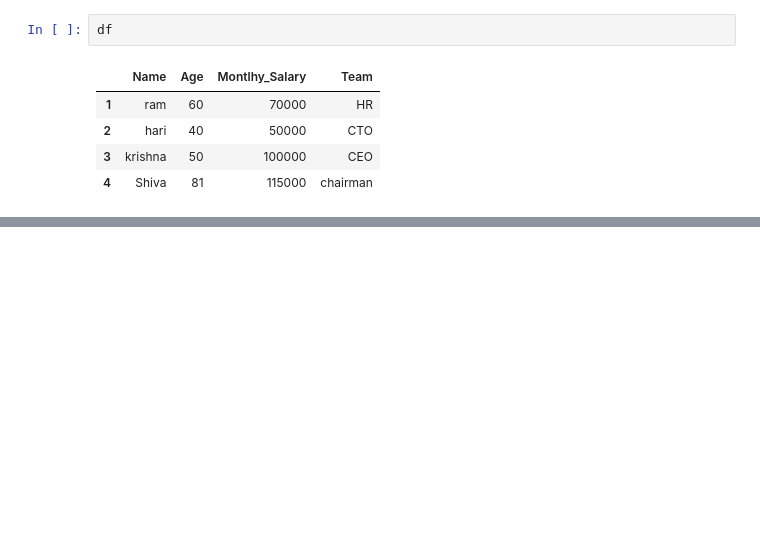
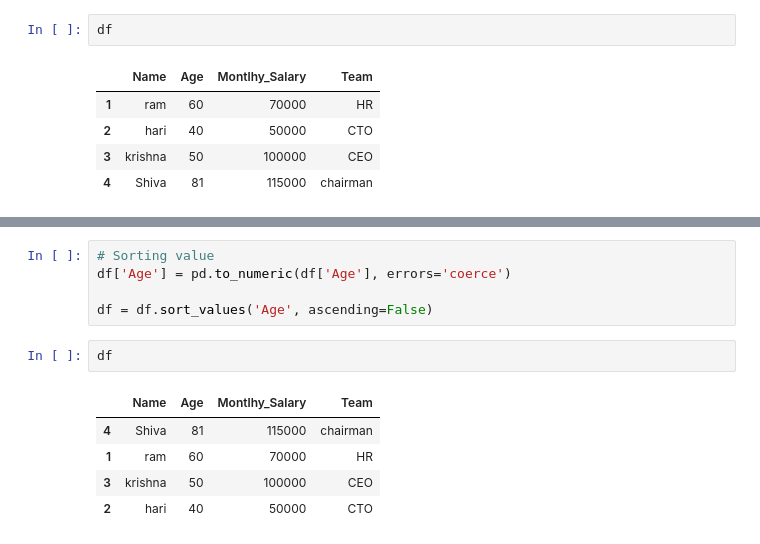
Before and after one commit to kaflebiplob/ML_BASICS, a Jupyter notebook: pandas_basic/pandas_basic_test.ipynb, the cells around one changed output, grey strips where cells are left out. Cells and saved outputs as stored; diff of their text form; blank space fills up the shorter version.

Commit message:
feat: (pandas) implementing the sorting in ascending and descending order

```diff
--- a/pandas_basic/pandas_basic_test.ipynb
+++ b/pandas_basic/pandas_basic_test.ipynb
@@ -243,0 +262,13 @@ df
+# %%
+# Sorting value
+df['Age'] = pd.to_numeric(df['Age'], errors='coerce')
+
+df = df.sort_values('Age', ascending=False)
+# %%
+df
+# %% [output]
+|  | Name | Age | Montlhy_Salary | Team |
+| 4 | Shiva | 81 | 115000 | chairman |
+| 1 | ram | 60 | 70000 | HR |
+| 3 | krishna | 50 | 100000 | CEO |
+| 2 | hari | 40 | 50000 | CTO |
```
Also changed, not shown: parts of 2 cells of this notebook.
